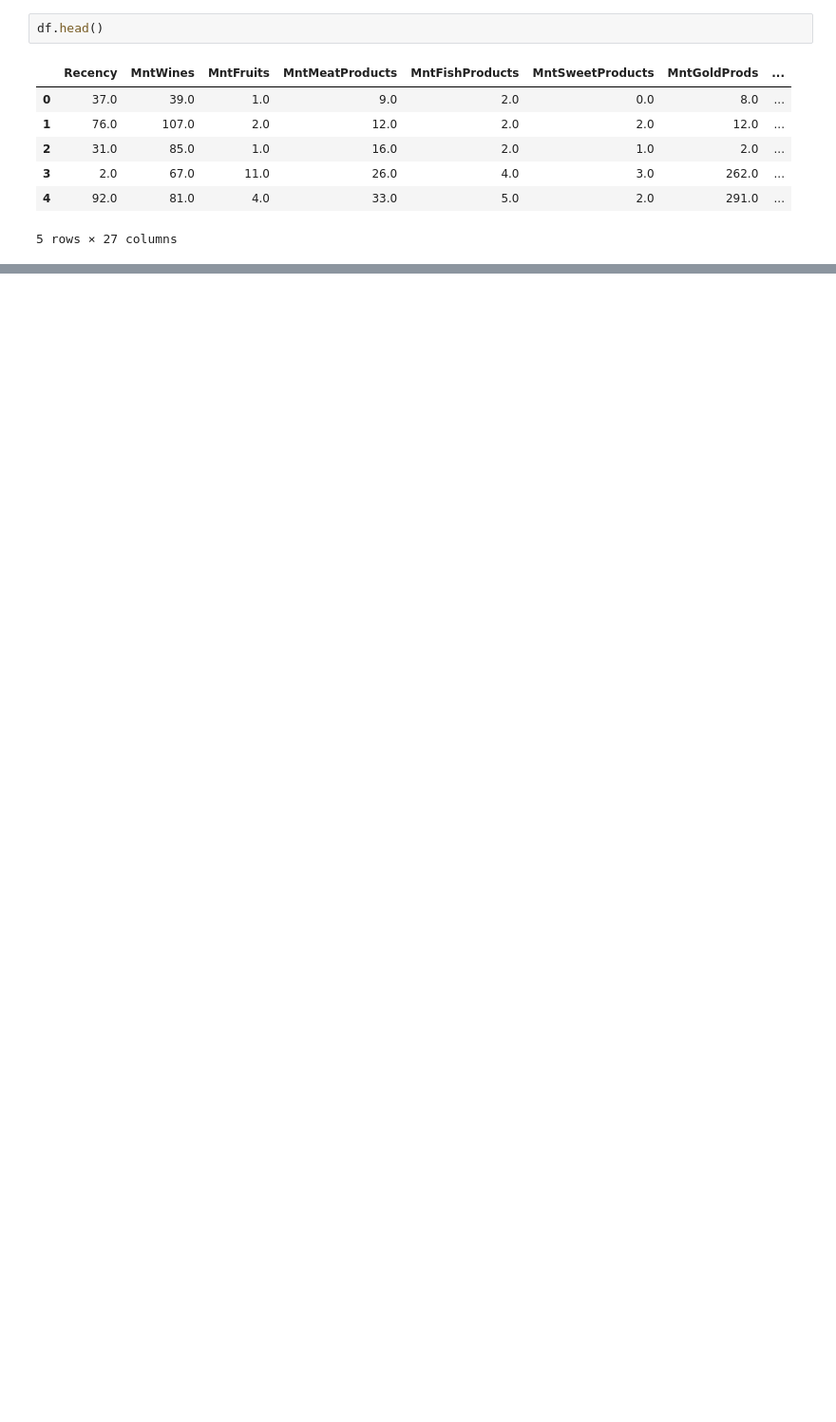
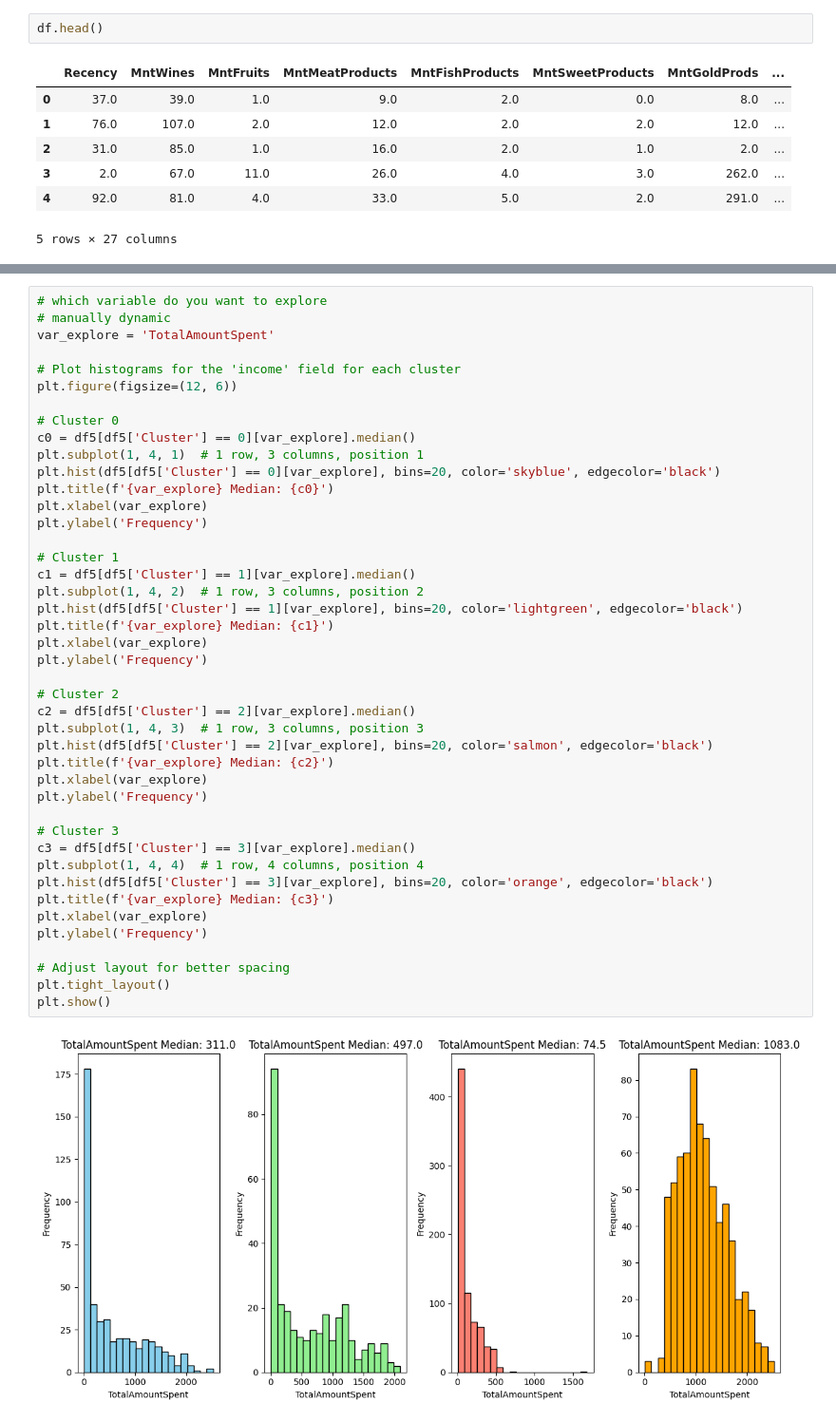
Before and after one commit to crudek-data/marketing-data-analysis, a Jupyter notebook: 2_customer_clustering.ipynb, the cells around one changed output, grey strips where cells are left out. Shown: that part at 95% size. Drawn from its saved outputs; the diff is of its cells as text; blank space fills up the shorter version.

```diff
--- a/2_customer_clustering.ipynb
+++ b/2_customer_clustering.ipynb
@@ -61,0 +325,45 @@ df.head()
+# %%
+# which variable do you want to explore
+# manually dynamic
+var_explore = 'TotalAmountSpent'
+
+# Plot histograms for the 'income' field for each cluster
+plt.figure(figsize=(12, 6))
+
+# Cluster 0
+c0 = df5[df5['Cluster'] == 0][var_explore].median()
+plt.subplot(1, 4, 1)  # 1 row, 3 columns, position 1
+plt.hist(df5[df5['Cluster'] == 0][var_explore], bins=20, color='skyblue', edgecolor='black')
+plt.title(f'{var_explore} Median: {c0}')
+plt.xlabel(var_explore)
+plt.ylabel('Frequency')
+
+# Cluster 1
+c1 = df5[df5['Cluster'] == 1][var_explore].median()
+plt.subplot(1, 4, 2)  # 1 row, 3 columns, position 2
+plt.hist(df5[df5['Cluster'] == 1][var_explore], bins=20, color='lightgreen', edgecolor='black')
+plt.title(f'{var_explore} Median: {c1}')
+plt.xlabel(var_explore)
+plt.ylabel('Frequency')
+
+# Cluster 2
+c2 = df5[df5['Cluster'] == 2][var_explore].median()
+plt.subplot(1, 4, 3)  # 1 row, 3 columns, position 3
+plt.hist(df5[df5['Cluster'] == 2][var_explore], bins=20, color='salmon', edgecolor='black')
+plt.title(f'{var_explore} Median: {c2}')
+plt.xlabel(var_explore)
+plt.ylabel('Frequency')
+
+# Cluster 3
+c3 = df5[df5['Cluster'] == 3][var_explore].median()
+plt.subplot(1, 4, 4)  # 1 row, 4 columns, position 4
+plt.hist(df5[df5['Cluster'] == 3][var_explore], bins=20, color='orange', edgecolor='black')
+plt.title(f'{var_explore} Median: {c3}')
+plt.xlabel(var_explore)
+plt.ylabel('Frequency')
+
+# Adjust layout for better spacing
+plt.tight_layout()
+plt.show()
+# %% [output]
+[figure, added]
```
Also changed, not shown: parts of 18 cells of this notebook, 1 other file.
